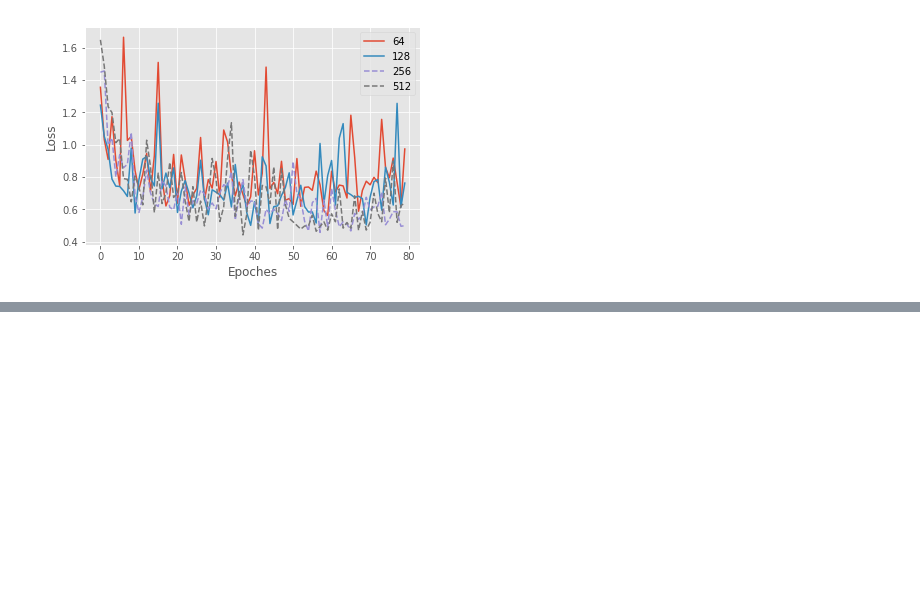
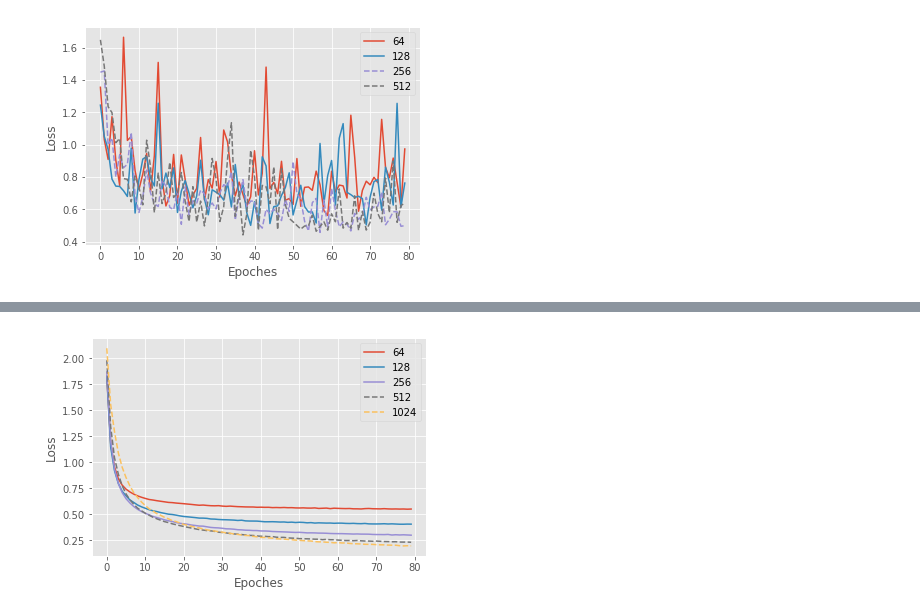
Before and after one commit to ggzhang0071/L-DNQ, a Jupyter notebook: PlotContractionCoefficientsCompare.ipynb, the cells around one changed output, grey strips where cells are left out. Saved outputs shown, nothing was run; the diff lists cells and outputs as text; code cells hidden in the pictures; blank space fills up the shorter version.

```diff
--- a/PlotContractionCoefficientsCompare.ipynb
+++ b/PlotContractionCoefficientsCompare.ipynb
@@ -65,0 +95,27 @@ plt.savefig('BatchsizeCompare_CIFAR10.png',dpi=600)
+# %%
+parts=3
+i=0
+coefficients=[64,128,256,512,1024]
+plt.style.use('ggplot')
+
+flielist=['CIFAR10[64, 1]TestConvergenceChanges.npy','CIFAR10[128, 1]TestConvergenceChanges.npy',
+          'CIFAR10[256, 1]TestConvergenceChanges.npy', 'CIFAR10[512, 1]TestConvergenceChanges.npy',
+                  'CIFAR10[1024, 1]TestConvergenceChanges.npy']
+
+for i in range(5):
+    TestLoss=np.load(FilePath+filelist[i])
+    TestLossEpoches=TestLoss
+    if i<parts:
+        plt.plot(TestLossEpoches, lw=1.5)
+    else:
+        plt.plot(TestLossEpoches,'--', lw=1.5)
+    i+=1
+
+
+plt.xlabel('Epoches')
+plt.ylabel('Loss')
+
+plt.legend(tuple(coefficients))
+plt.savefig(FilePath+'TestBatchSizeCompare_CIFAR10.png',dpi=600)
+# %% [output]
+[figure, added]
```
Also changed, not shown: parts of 2 cells of this notebook.
